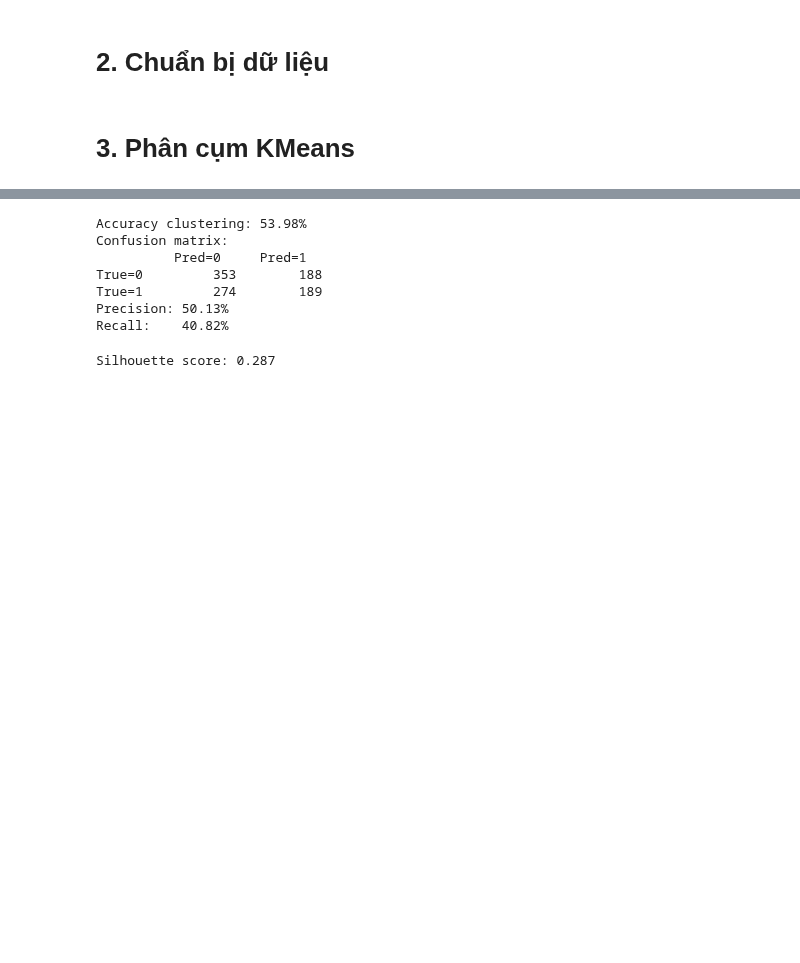
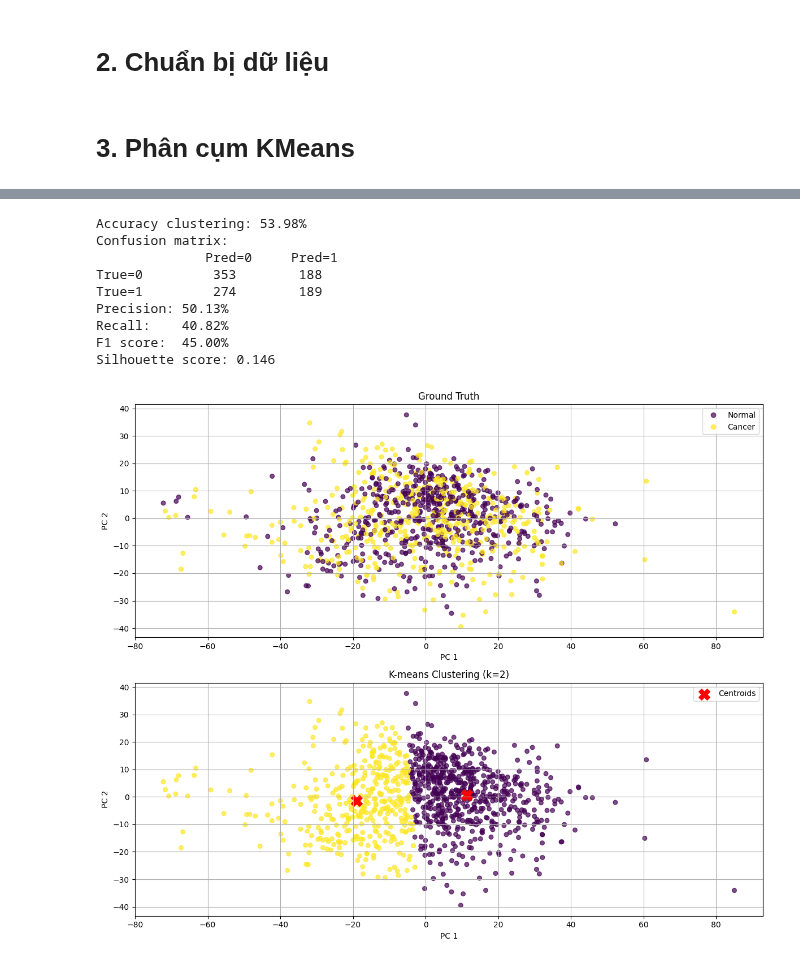
Before and after one commit to khoaoe/HCMUS-MathAI-Lab2-PCAAndClustering, a Jupyter notebook: Clustering/kmeans.ipynb, the cells around one changed output, grey strips where cells are left out. Drawn from its saved outputs; the diff is of its cells as text; code cells hidden in the pictures; blank space fills up the shorter version.

```diff
--- a/Clustering/kmeans.ipynb
+++ b/Clustering/kmeans.ipynb
@@ -113,0 +166,4 @@ labels_abide, centers_abide = kmeans(X10_abide, k=2)
+# %%
+# Tạo PCA với số lượng thành phần tối ưu
+pca_optimal = MyPCA(n_components=n_components_90)
+X_reduced = pca_optimal.fit_transform(X_abide_std)
@@ -114 +172,3 @@ labels_abide, centers_abide = kmeans(X10_abide, k=2)
+# %%
+labels_optimal, centers_optimal = kmeans(X_reduced, k=2, max_iters=200, tol=1e-8, n_init=20)
 # %% [markdown]
@@ -116,45 +176,74 @@ labels_abide, centers_abide = kmeans(X10_abide, k=2)
 # %%
-# Chuyển y_abide ("Cancer"/"Normal") thành nhãn số {0,1}
 mapping = {'Normal':0, 'Cancer':1}
 y_num = np.vectorize(mapping.get)(y_abide)
 
 # Xác định map cụm->nhãn sao cho accuracy cao nhất
-# Thử cả hai gán: cluster0->0 hoặc 1
-acc0 = np.mean(labels_abide == y_num)
-acc1 = np.mean((1-labels_abide) == y_num)
+acc0 = np.mean(labels_optimal == y_num)
+acc1 = np.mean((1-labels_optimal) == y_num)
 if acc1 > acc0:
-    labels_abide = 1 - labels_abide
-accuracy = np.mean(labels_abide == y_num)
+    labels_optimal = 1 - labels_optimal
+accuracy = np.mean(labels_optimal == y_num)
 print(f"Accuracy clustering: {accuracy*100:.2f}%")
 
 # Ma trận nhầm lẫn
-from collections import Counter
-# Tính TP, TN, FP, FN
-TP = np.sum((labels_abide==1)&(y_num==1))
-TN = np.sum((labels_abide==0)&(y_num==0))
-FP = np.sum((labels_abide==1)&(y_num==0))
-FN = np.sum((labels_abide==0)&(y_num==1))
+TP = np.sum((labels_optimal==1)&(y_num==1))
+TN = np.sum((labels_optimal==0)&(y_num==0))
+FP = np.sum((labels_optimal==1)&(y_num==0))
+FN = np.sum((labels_optimal==0)&(y_num==1))
 print("Confusion matrix:")
-print(f"          Pred=0     Pred=1")
+print(f"              Pred=0     Pred=1")
 print(f"True=0    {TN:>8d}   {FP:>8d}")
 print(f"True=1    {FN:>8d}   {TP:>8d}")
+
 # Precision, recall
 precision = TP / (TP+FP) if TP+FP>0 else 0
 recall    = TP / (TP+FN) if TP+FN>0 else 0
+f1 = 2 * precision * recall / (precision + recall) if precision + recall > 0 else 0
 print(f"Precision: {precision*100:.2f}%")
 print(f"Recall:    {recall*100:.2f}%")
+print(f"F1 score:  {f1*100:.2f}%")
+
+# Silhouette score
+from sklearn.metrics import silhouette_score
+sil = silhouette_score(X_reduced, labels_optimal)
+print(f"Silhouette score: {sil:.3f}")
+
+# Visualize dữ liệu trong không gian 2D (2 PC đầu tiên)
+plt.figure(figsize=(12, 10))
+
+# Vẽ theo nhãn thực (ground truth)
+plt.subplot(2, 1, 1)
+scatter = plt.scatter(X_reduced[:, 0], X_reduced[:, 1], c=y_num,
+                     cmap='viridis', alpha=0.7, s=30)
+plt.legend(handles=scatter.legend_elements()[0],
+           labels=['Normal', 'Cancer'])
+plt.title('Ground Truth')
+plt.xlabel('PC 1')
+plt.ylabel('PC 2')
+plt.grid(True)
+
+# Vẽ theo nhãn dự đoán từ kmeans
+plt.subplot(2, 1, 2)
+scatter = plt.scatter(X_reduced[:, 0], X_reduced[:, 1], c=labels_optimal,
+                     cmap='viridis', alpha=0.7, s=30)
+plt.scatter(centers_optimal[:, 0], centers_optimal[:, 1],
+           c='red', marker='X', s=200, label='Centroids')
+plt.legend()
+plt.title('K-means Clustering (k=2)')
+plt.xlabel('PC 1')
+plt.ylabel('PC 2')
+plt.grid(True)
+
+plt.tight_layout()
+plt.show()
 # %% [output]
 Accuracy clustering: 53.98%
 Confusion matrix:
-          Pred=0     Pred=1
+              Pred=0     Pred=1
 True=0         353        188
 True=1         274        189
 Precision: 50.13%
 Recall:    40.82%
+F1 score:  45.00%
+Silhouette score: 0.146
+[figure, added]
-# %%
-# Silhouette score
-from sklearn.metrics import silhouette_score
-sil = silhouette_score(X10_abide, labels_abide)
-print(f"Silhouette score: {sil:.3f}")
-# %% [output]
-Silhouette score: 0.287
```
Also changed, not shown: parts of 11 cells of this notebook.
